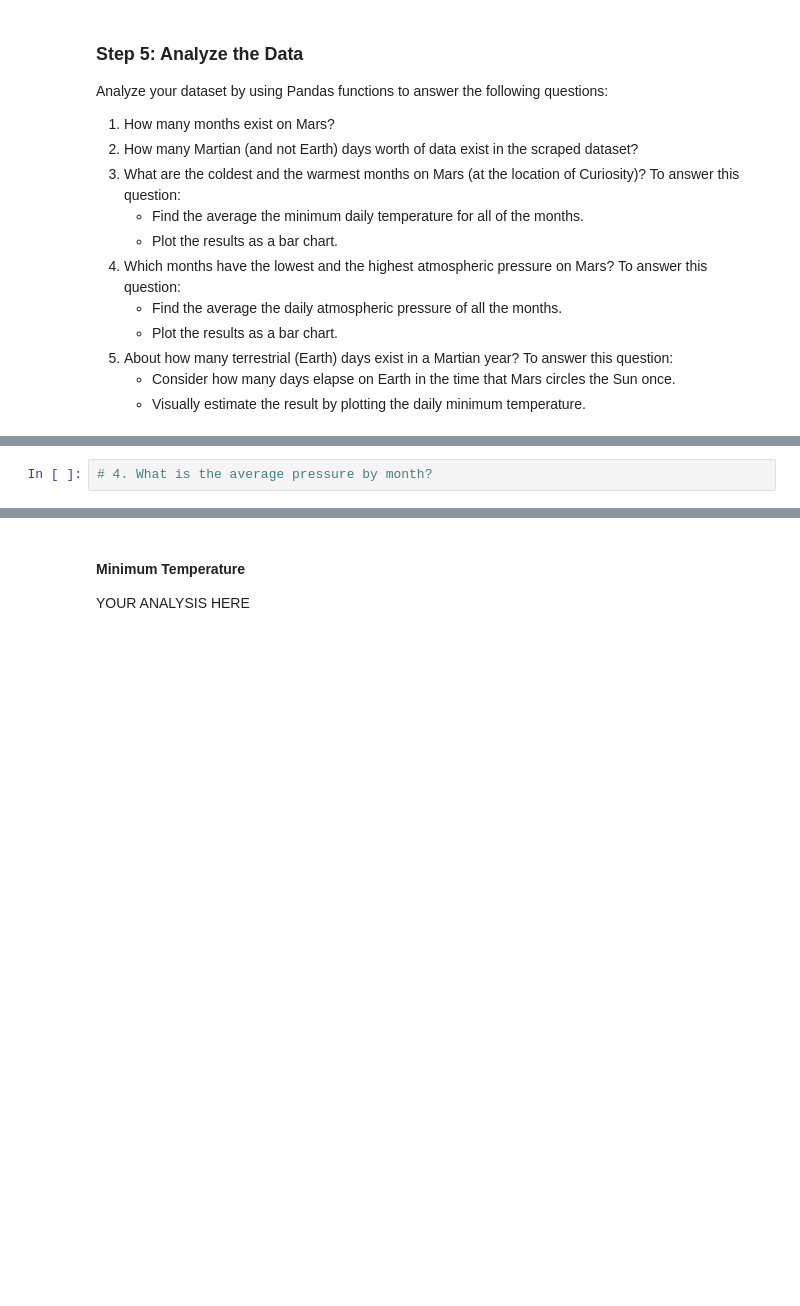
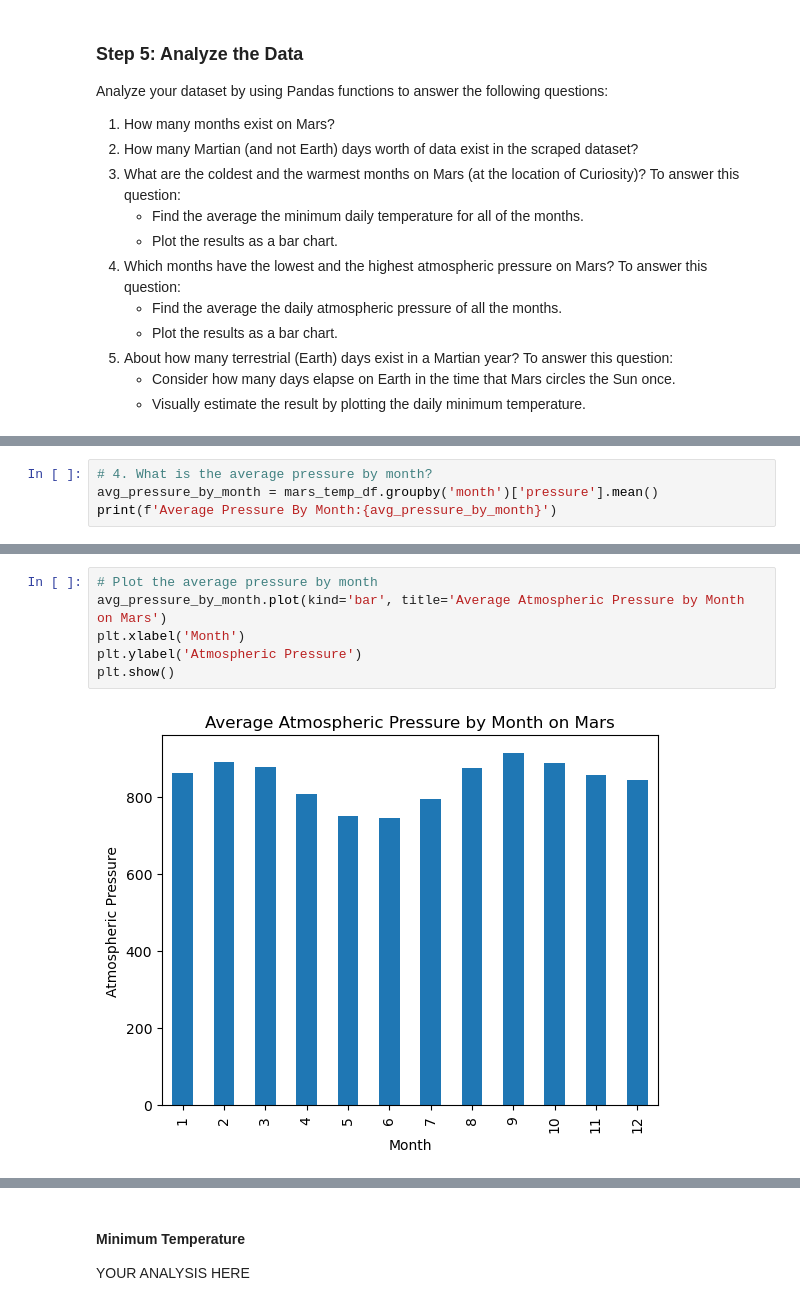
Before and after one commit to elizabethlconn/mars-scraping-callenge, a Jupyter notebook: part_2_mars_weather.ipynb, the cells around one changed output, grey strips where cells are left out. Cells and saved outputs as stored; diff of their text form; blank space fills up the shorter version.

```diff
--- a/part_2_mars_weather.ipynb
+++ b/part_2_mars_weather.ipynb
@@ -145,3 +195,5 @@ Name: min_temp, dtype: float64
 # %%
 # 4. What is the average pressure by month?
+avg_pressure_by_month = mars_temp_df.groupby('month')['pressure'].mean()
+print(f'Average Pressure By Month:{avg_pressure_by_month}')
 # %% [output]
@@ -169,0 +214,8 @@ Name: pressure, dtype: float64
+# %%
+# Plot the average pressure by month
+avg_pressure_by_month.plot(kind='bar', title='Average Atmospheric Pressure by Month on Mars')
+plt.xlabel('Month')
+plt.ylabel('Atmospheric Pressure')
+plt.show()
+# %% [output]
+[figure, added]
```
Also changed, not shown: parts of 21 cells of this notebook, 1 other file.
